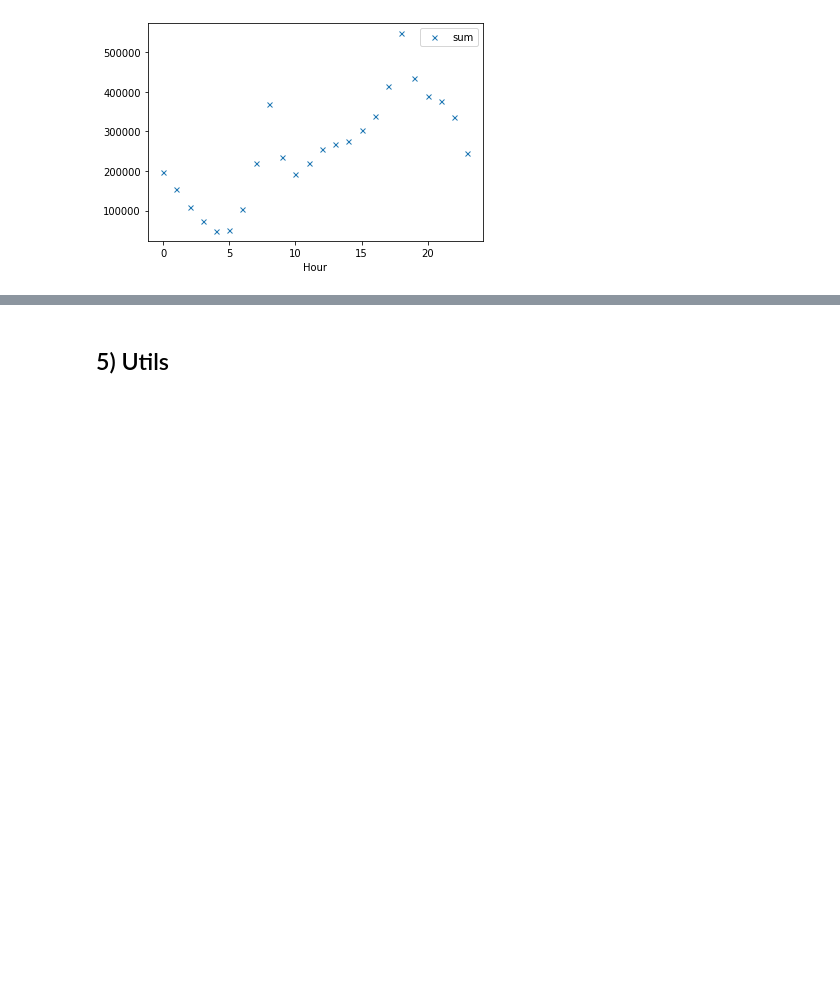
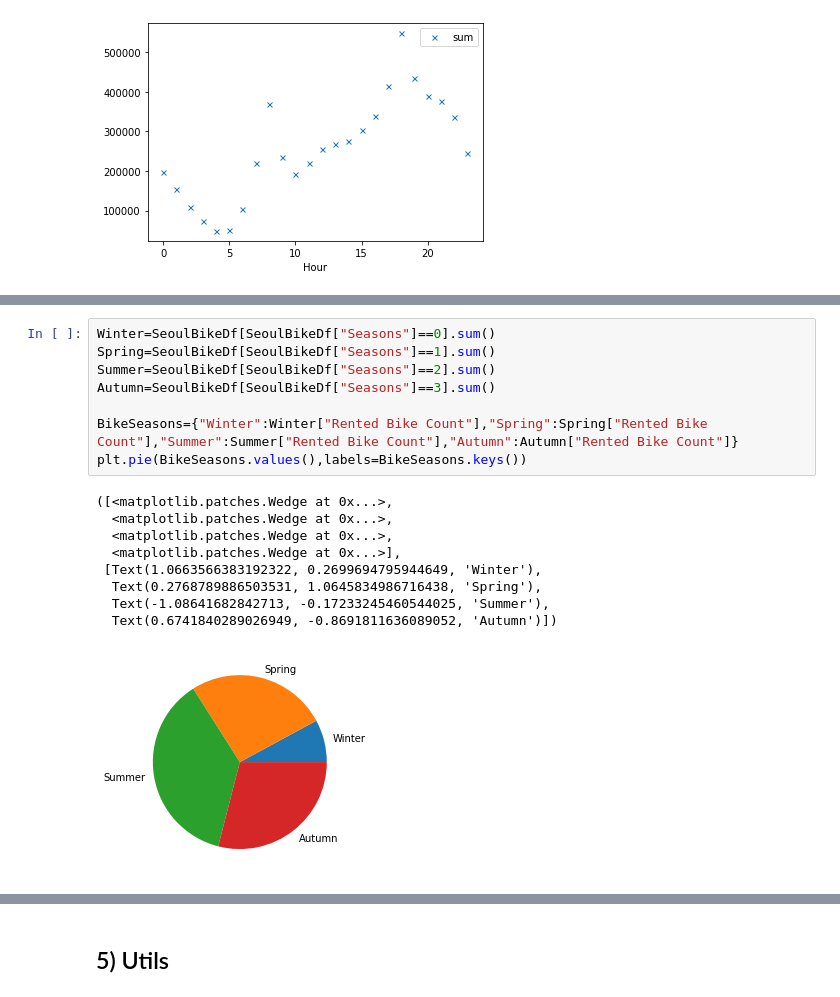
Before and after one commit to Pierre-Portfolio/Seoul-Bike-Sharing, a Jupyter notebook: SeoulBike.ipynb, the cells around one changed output, grey strips where cells are left out. Cells and saved outputs as stored; diff of their text form; blank space fills up the shorter version.

```diff
--- a/SeoulBike.ipynb
+++ b/SeoulBike.ipynb
@@ -246,0 +266,18 @@ NameError: name 'dfMonth' is not defined
+# %%
+Winter=SeoulBikeDf[SeoulBikeDf["Seasons"]==0].sum()
+Spring=SeoulBikeDf[SeoulBikeDf["Seasons"]==1].sum()
+Summer=SeoulBikeDf[SeoulBikeDf["Seasons"]==2].sum()
+Autumn=SeoulBikeDf[SeoulBikeDf["Seasons"]==3].sum()
+
+BikeSeasons={"Winter":Winter["Rented Bike Count"],"Spring":Spring["Rented Bike Count"],"Summer":Summer["Rented Bike Count"],"Autumn":Autumn["Rented Bike Count"]}
+plt.pie(BikeSeasons.values(),labels=BikeSeasons.keys())
+# %% [output]
+([<matplotlib.patches.Wedge at 0x...>,
+  <matplotlib.patches.Wedge at 0x...>,
+  <matplotlib.patches.Wedge at 0x...>,
+  <matplotlib.patches.Wedge at 0x...>],
+ [Text(1.0663566383192322, 0.2699694795944649, 'Winter'),
+  Text(0.2768789886503531, 1.0645834986716438, 'Spring'),
+  Text(-1.08641682842713, -0.17233245460544025, 'Summer'),
+  Text(0.6741840289026949, -0.8691811636089052, 'Autumn')])
+[figure, added]
```
Also changed, not shown: parts of 29 cells of this notebook.
